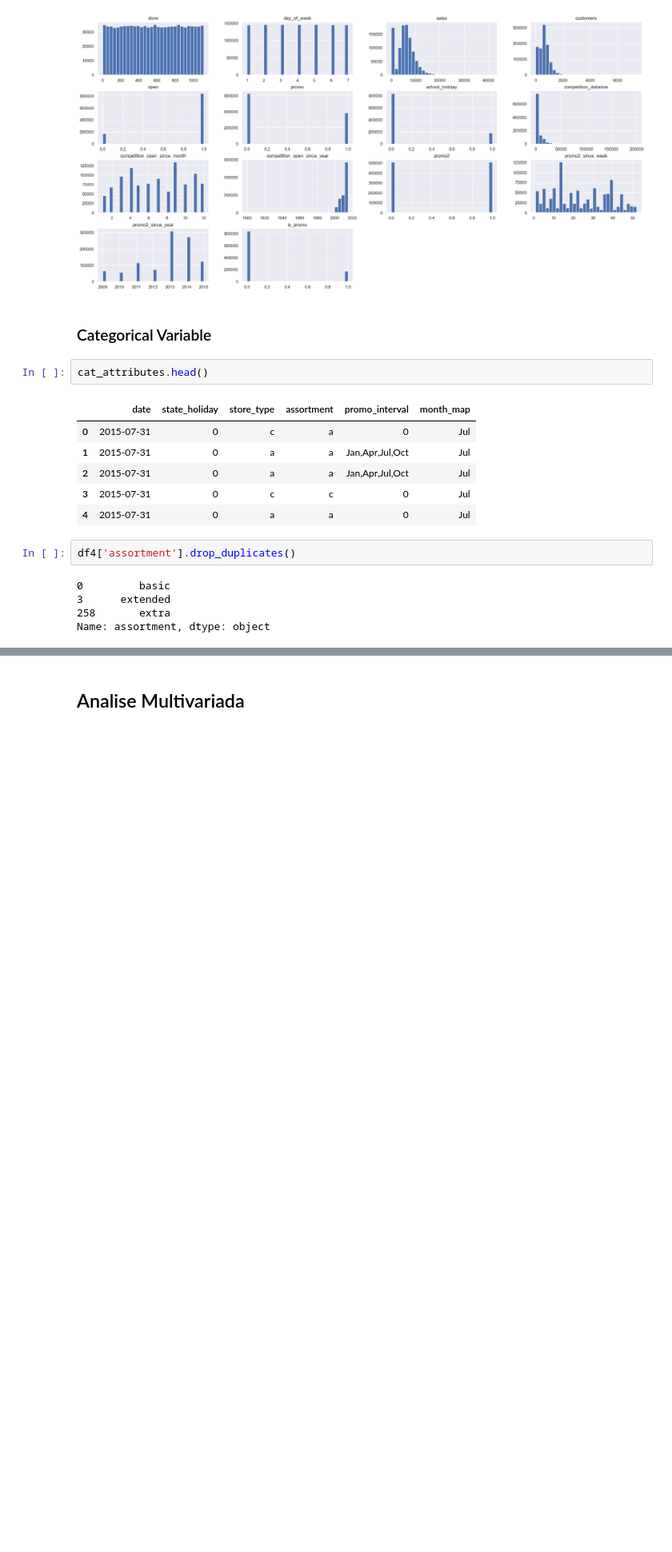
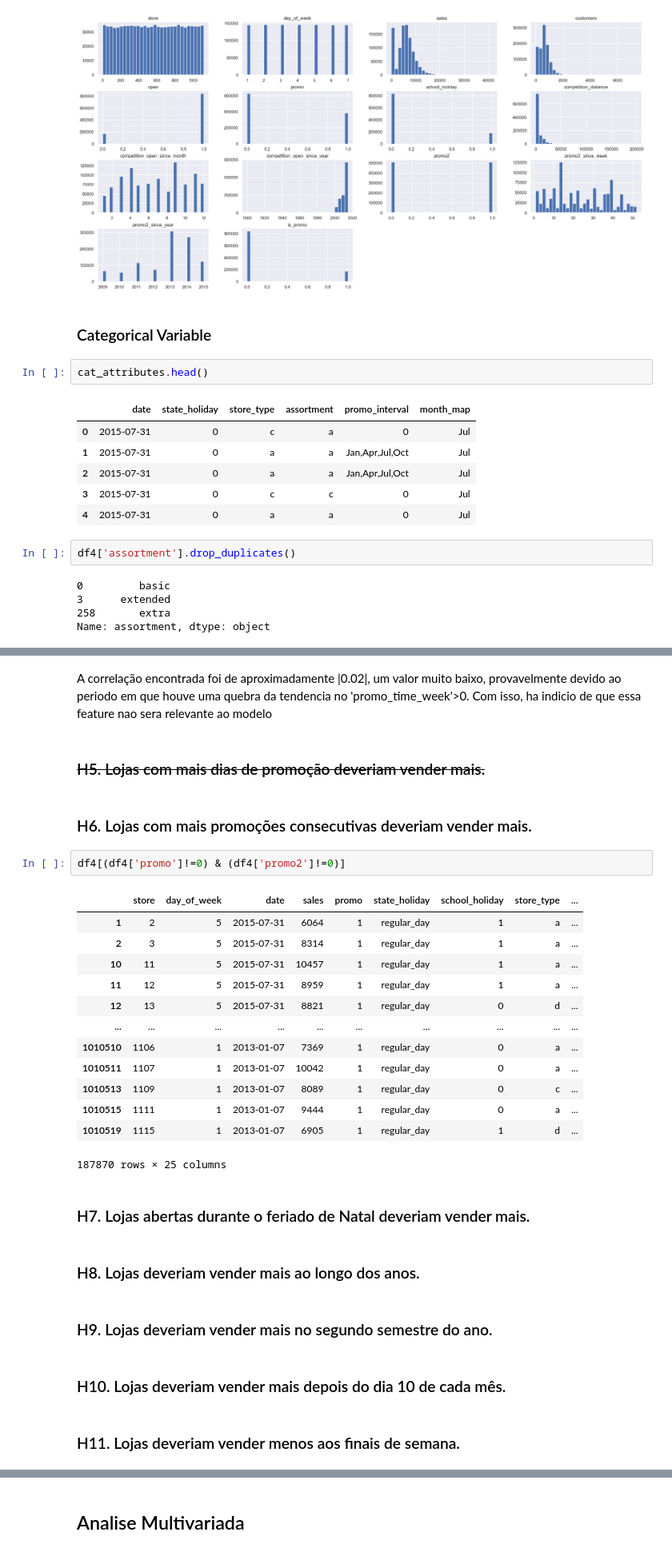
Before and after one commit to danieltodaDS/Datascience_em_Producao, a Jupyter notebook: m04_store_sales_prediction_eda.ipynb, the cells around one changed output, grey strips where cells are left out. Shown at 80% size. Saved outputs shown, nothing was run; the diff lists cells and outputs as text; blank space fills up the shorter version.

```diff
--- a/m04_store_sales_prediction_eda.ipynb
+++ b/m04_store_sales_prediction_eda.ipynb
@@ -750,0 +783,35 @@ Index(['store', 'day_of_week', 'date', 'sales', 'promo', 'state_holiday',
+# %% [markdown]
+A correlação encontrada foi de aproximadamente |0.02|, um valor muito baixo, provavelmente devido ao periodo em que houve uma quebra da tendencia no 'promo_time_week'>0. Com isso, ha indicio de que essa feature nao sera relevante ao modelo
+# %% [markdown]
+
+### <s> H5. Lojas com mais dias de promoção deveriam vender mais. </s>
+# %% [markdown]
+
+### H6. Lojas com mais promoções consecutivas deveriam vender mais.
+# %%
+df4[(df4['promo']!=0) & (df4['promo2']!=0)]
+# %% [output]
+|  | store | day_of_week | date | sales | promo | state_holiday | school_holiday | store_type | ... |
+| 1 | 2 | 5 | 2015-07-31 | 6064 | 1 | regular_day | 1 | a | ... |
+| 2 | 3 | 5 | 2015-07-31 | 8314 | 1 | regular_day | 1 | a | ... |
+| 10 | 11 | 5 | 2015-07-31 | 10457 | 1 | regular_day | 1 | a | ... |
+| 11 | 12 | 5 | 2015-07-31 | 8959 | 1 | regular_day | 1 | a | ... |
+| 12 | 13 | 5 | 2015-07-31 | 8821 | 1 | regular_day | 0 | d | ... |
+| ... | ... | ... | ... | ... | ... | ... | ... | ... | ... |
+| 1010510 | 1106 | 1 | 2013-01-07 | 7369 | 1 | regular_day | 0 | a | ... |
+| 1010511 | 1107 | 1 | 2013-01-07 | 10042 | 1 | regular_day | 0 | a | ... |
+| 1010513 | 1109 | 1 | 2013-01-07 | 8089 | 1 | regular_day | 0 | c | ... |
+| 1010515 | 1111 | 1 | 2013-01-07 | 9444 | 1 | regular_day | 0 | a | ... |
+| 1010519 | 1115 | 1 | 2013-01-07 | 6905 | 1 | regular_day | 1 | d | ... |
+187870 rows × 25 columns
+# %% [markdown]
+### H7. Lojas abertas durante o feriado de Natal deveriam vender mais.
+# %% [markdown]
+### H8. Lojas deveriam vender mais ao longo dos anos.
+# %% [markdown]
+### H9. Lojas deveriam vender mais no segundo semestre do ano.
+# %% [markdown]
+### H10. Lojas deveriam vender mais depois do dia 10 de cada mês.
+# %% [markdown]
+
+### H11. Lojas deveriam vender menos aos finais de semana.
```
Also changed, not shown: parts of 34 cells of this notebook.
